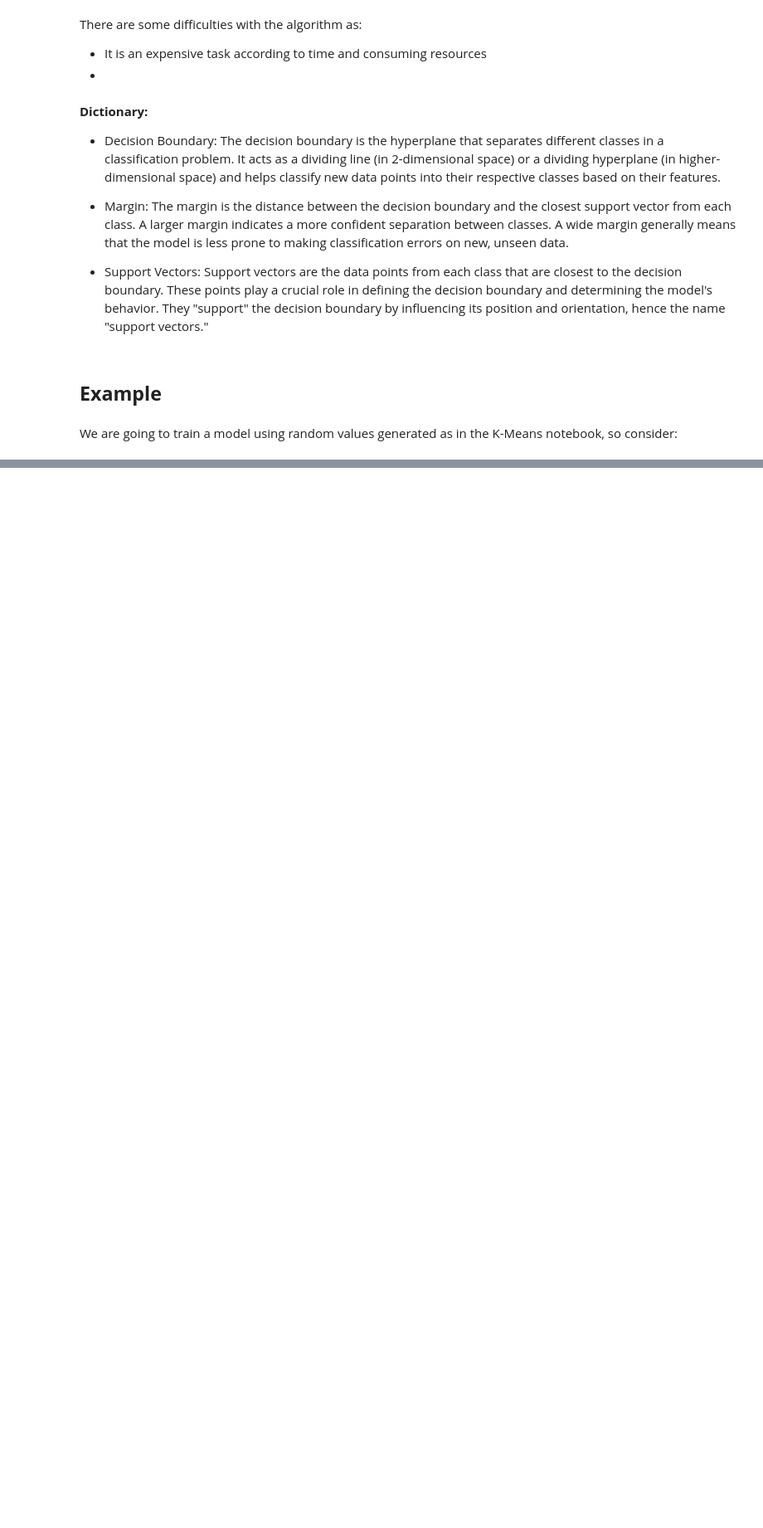
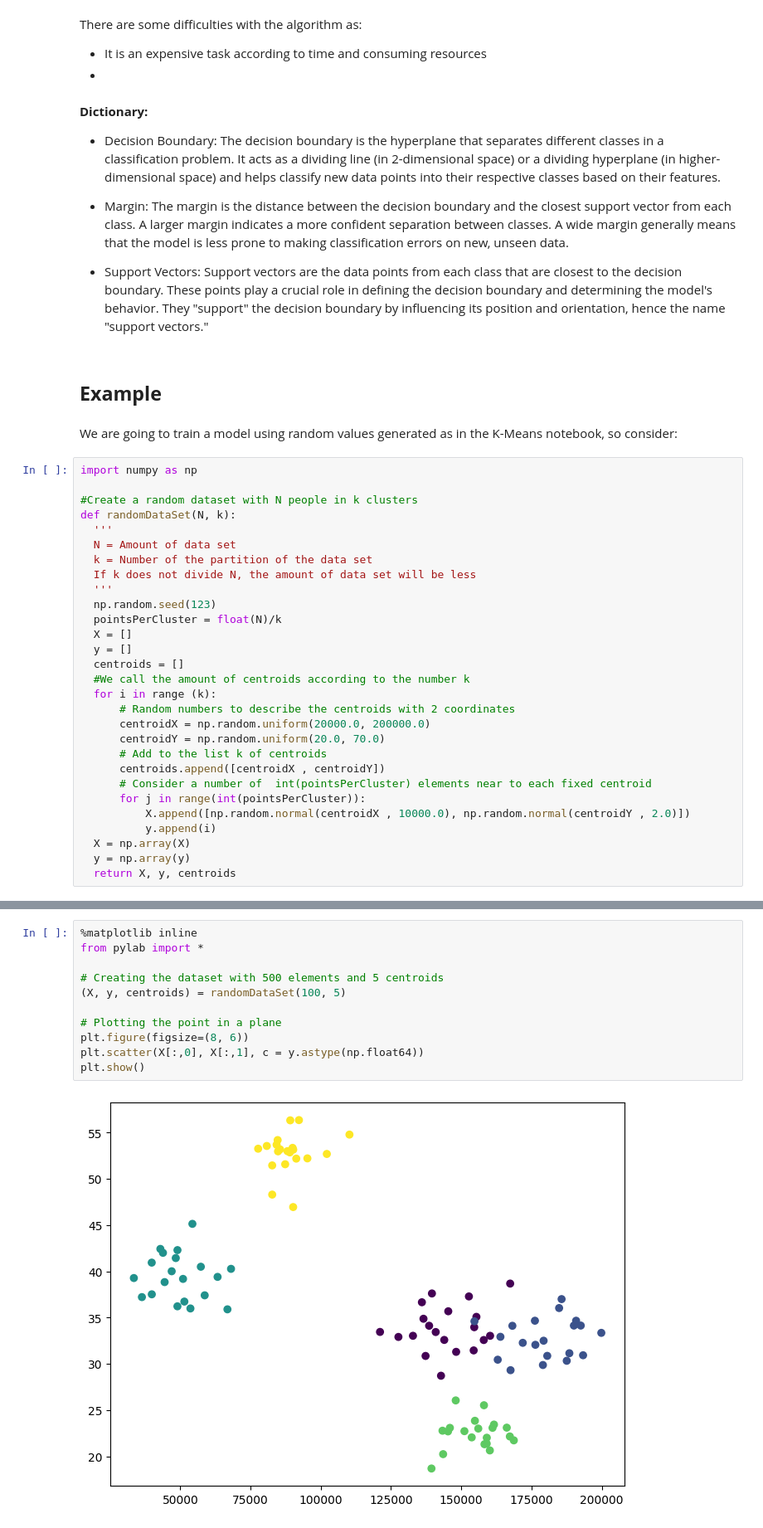
Before and after one commit to ajrianop/Machine-Learning-Notebooks, a Jupyter notebook: 06_Support_Vector_Machine(SVM).ipynb, the cells around one changed output, grey strips where cells are left out. Shown at 83% size. Drawn from its saved outputs; the diff is of its cells as text; blank space fills up the shorter version.

```diff
--- a/06_Support_Vector_Machine(SVM).ipynb
+++ b/06_Support_Vector_Machine(SVM).ipynb
@@ -24,3 +24,32 @@ There are some difficulties with the algorithm as:
 ## **Example**
 # %% [markdown]
 We are going to train a model using random values generated as in the K-Means notebook, so consider:
+# %%
+import numpy as np
+
+#Create a random dataset with N people in k clusters
+def randomDataSet(N, k):
+  '''
+  N = Amount of data set
+  k = Number of the partition of the data set
+  If k does not divide N, the amount of data set will be less
+  '''
+  np.random.seed(123)
+  pointsPerCluster = float(N)/k
+  X = []
+  y = []
+  centroids = []
+  #We call the amount of centroids according to the number k
+  for i in range (k):
+      # Random numbers to describe the centroids with 2 coordinates
+      centroidX = np.random.uniform(20000.0, 200000.0)
+      centroidY = np.random.uniform(20.0, 70.0)
+      # Add to the list k of centroids
+      centroids.append([centroidX , centroidY])
+      # Consider a number of  int(pointsPerCluster) elements near to each fixed centroid
+      for j in range(int(pointsPerCluster)):
+          X.append([np.random.normal(centroidX , 10000.0), np.random.normal(centroidY , 2.0)])
+          y.append(i)
+  X = np.array(X)
+  y = np.array(y)
+  return X, y, centroids
@@ -26,0 +58,13 @@ We are going to train a model using random values generated as in the K-Means no
+# %%
+%matplotlib inline
+from pylab import *
+
+# Creating the dataset with 500 elements and 5 centroids
+(X, y, centroids) = randomDataSet(100, 5)
+
+# Plotting the point in a plane
+plt.figure(figsize=(8, 6))
+plt.scatter(X[:,0], X[:,1], c = y.astype(np.float64))
+plt.show()
+# %% [output]
+[figure, added]
```
Also changed, not shown: parts of 16 cells of this notebook.
